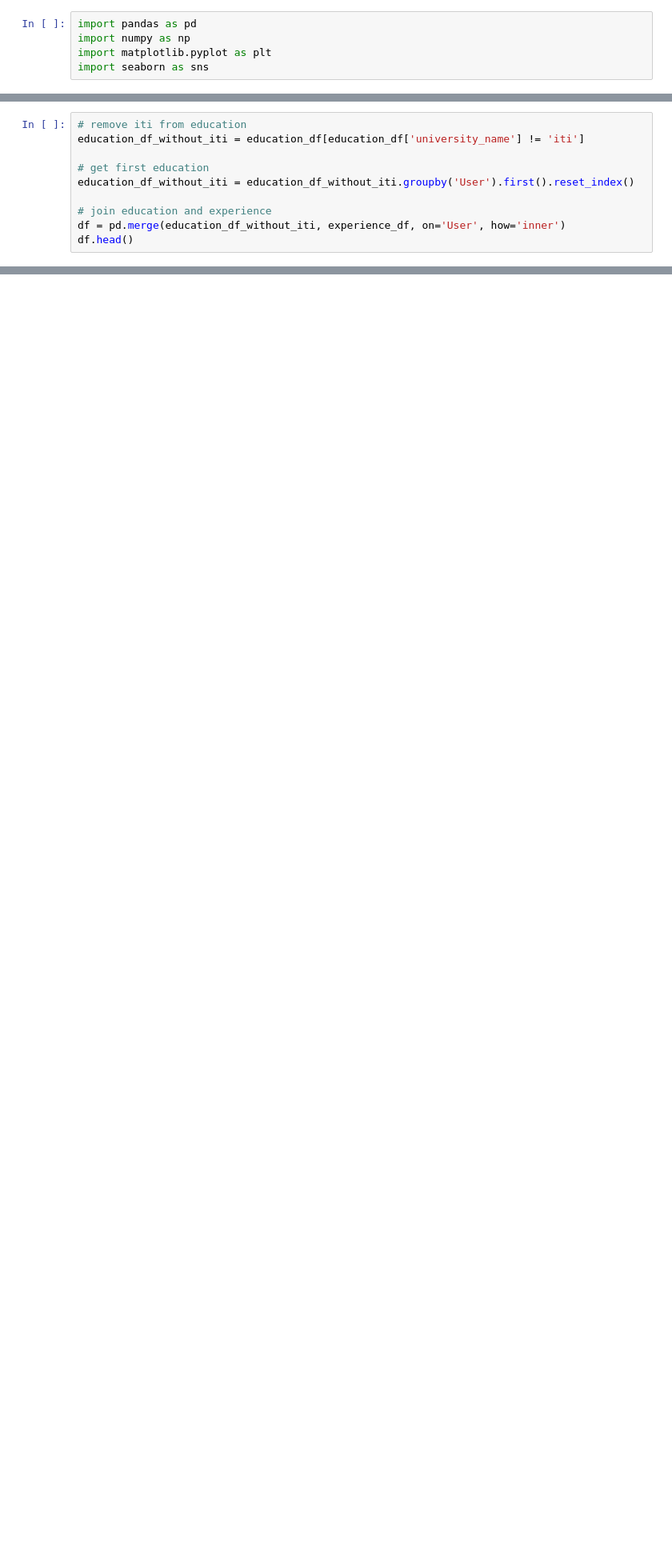
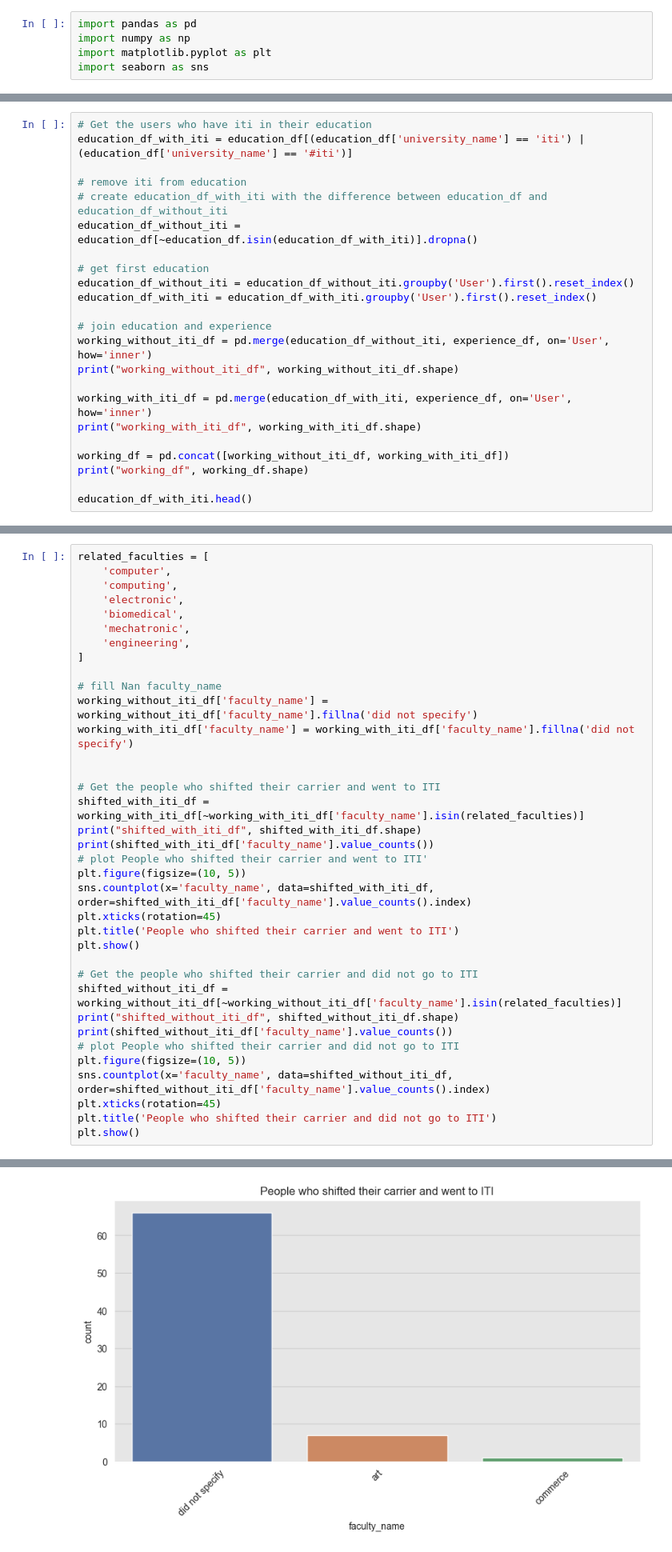
Before and after one commit to Mostafa-wael/Exploring-the-Landscape-of-the-Egyptian-Software-Market, a Jupyter notebook: notebooks/mechanism.ipynb, the cells around one changed output, grey strips where cells are left out. Shown at 80% size. Cells and saved outputs as stored; diff of their text form; blank space fills up the shorter version.

```diff
--- a/notebooks/mechanism.ipynb
+++ b/notebooks/mechanism.ipynb
@@ -46,11 +79,24 @@ experience_df.head()
 # %%
+# Get the users who have iti in their education
+education_df_with_iti = education_df[(education_df['university_name'] == 'iti') | (education_df['university_name'] == '#iti')]
+
 # remove iti from education
-education_df_without_iti = education_df[education_df['university_name'] != 'iti']
+# create education_df_with_iti with the difference between education_df and education_df_without_iti
+education_df_without_iti = education_df[~education_df.isin(education_df_with_iti)].dropna()
 
 # get first education
 education_df_without_iti = education_df_without_iti.groupby('User').first().reset_index()
+education_df_with_iti = education_df_with_iti.groupby('User').first().reset_index()
 
 # join education and experience
-df = pd.merge(education_df_without_iti, experience_df, on='User', how='inner')
-df.head()
+working_without_iti_df = pd.merge(education_df_without_iti, experience_df, on='User', how='inner')
+print("working_without_iti_df", working_without_iti_df.shape)
+
+working_with_iti_df = pd.merge(education_df_with_iti, experience_df, on='User', how='inner')
+print("working_with_iti_df", working_with_iti_df.shape)
+
+working_df = pd.concat([working_without_iti_df, working_with_iti_df])
+print("working_df", working_df.shape)
+
+education_df_with_iti.head()
 # %% [output]
@@ -75,0 +114,37 @@ len(df)
+# %%
+related_faculties = [
+    'computer',
+    'computing',
+    'electronic',
+    'biomedical',
+    'mechatronic',
+    'engineering',
+]
+
+# fill Nan faculty_name
+working_without_iti_df['faculty_name'] = working_without_iti_df['faculty_name'].fillna('did not specify')
+working_with_iti_df['faculty_name'] = working_with_iti_df['faculty_name'].fillna('did not specify')
+
+
+# Get the people who shifted their carrier and went to ITI
+shifted_with_iti_df = working_with_iti_df[~working_with_iti_df['faculty_name'].isin(related_faculties)]
+print("shifted_with_iti_df", shifted_with_iti_df.shape)
+print(shifted_with_iti_df['faculty_name'].value_counts())
+# plot People who shifted their carrier and went to ITI'
+plt.figure(figsize=(10, 5))
+sns.countplot(x='faculty_name', data=shifted_with_iti_df, order=shifted_with_iti_df['faculty_name'].value_counts().index)
+plt.xticks(rotation=45)
+plt.title('People who shifted their carrier and went to ITI')
+plt.show()
+
+# Get the people who shifted their carrier and did not go to ITI
+shifted_without_iti_df = working_without_iti_df[~working_without_iti_df['faculty_name'].isin(related_faculties)]
+print("shifted_without_iti_df", shifted_without_iti_df.shape)
+print(shifted_without_iti_df['faculty_name'].value_counts())
+# plot People who shifted their carrier and did not go to ITI
+plt.figure(figsize=(10, 5))
+sns.countplot(x='faculty_name', data=shifted_without_iti_df, order=shifted_without_iti_df['faculty_name'].value_counts().index)
+plt.xticks(rotation=45)
+plt.title('People who shifted their carrier and did not go to ITI')
+plt.show()
+# %% [output]
@@ -75,0 +156 @@ len(df)
+[figure, added]
```
Also changed, not shown: parts of 24 cells of this notebook.
